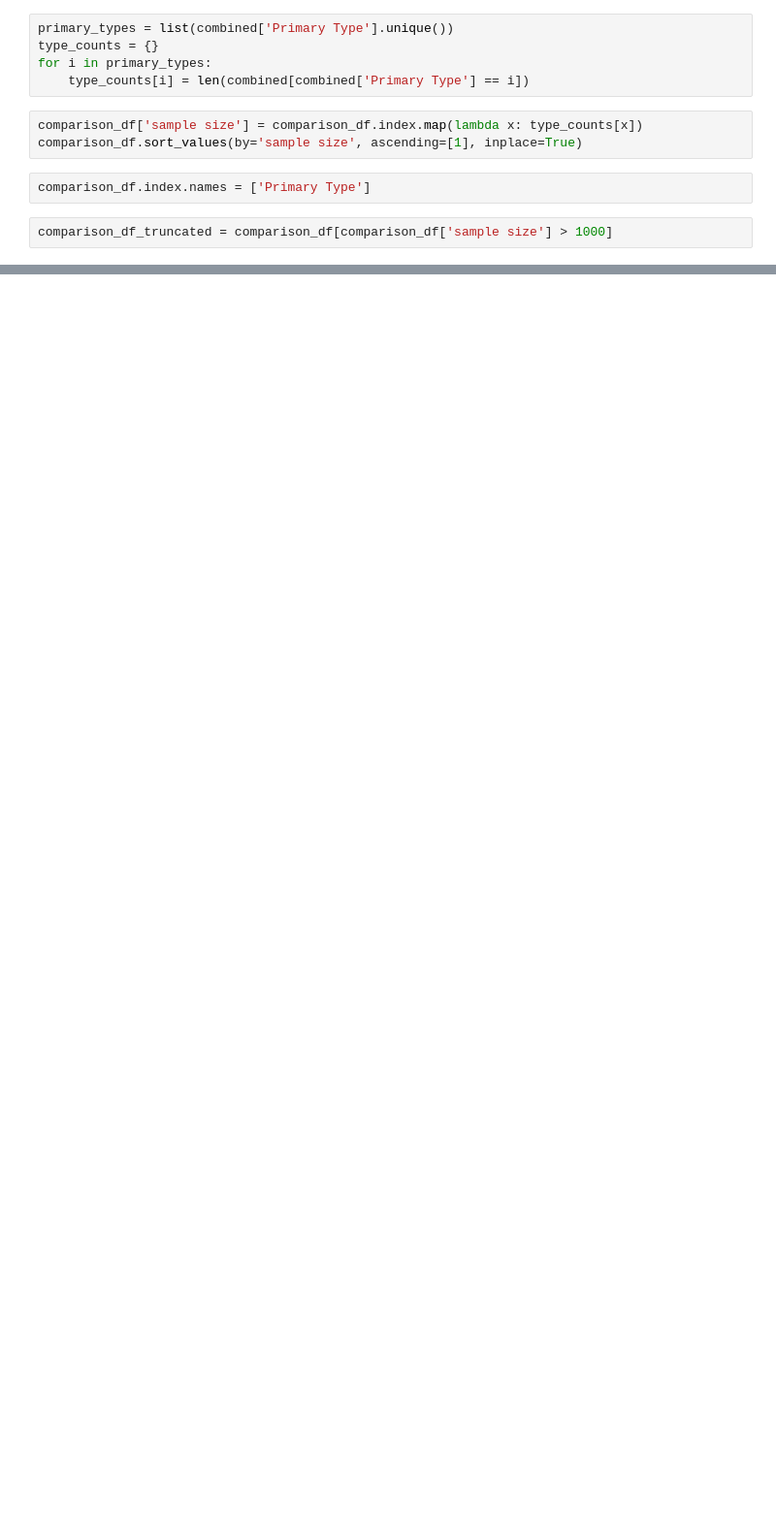
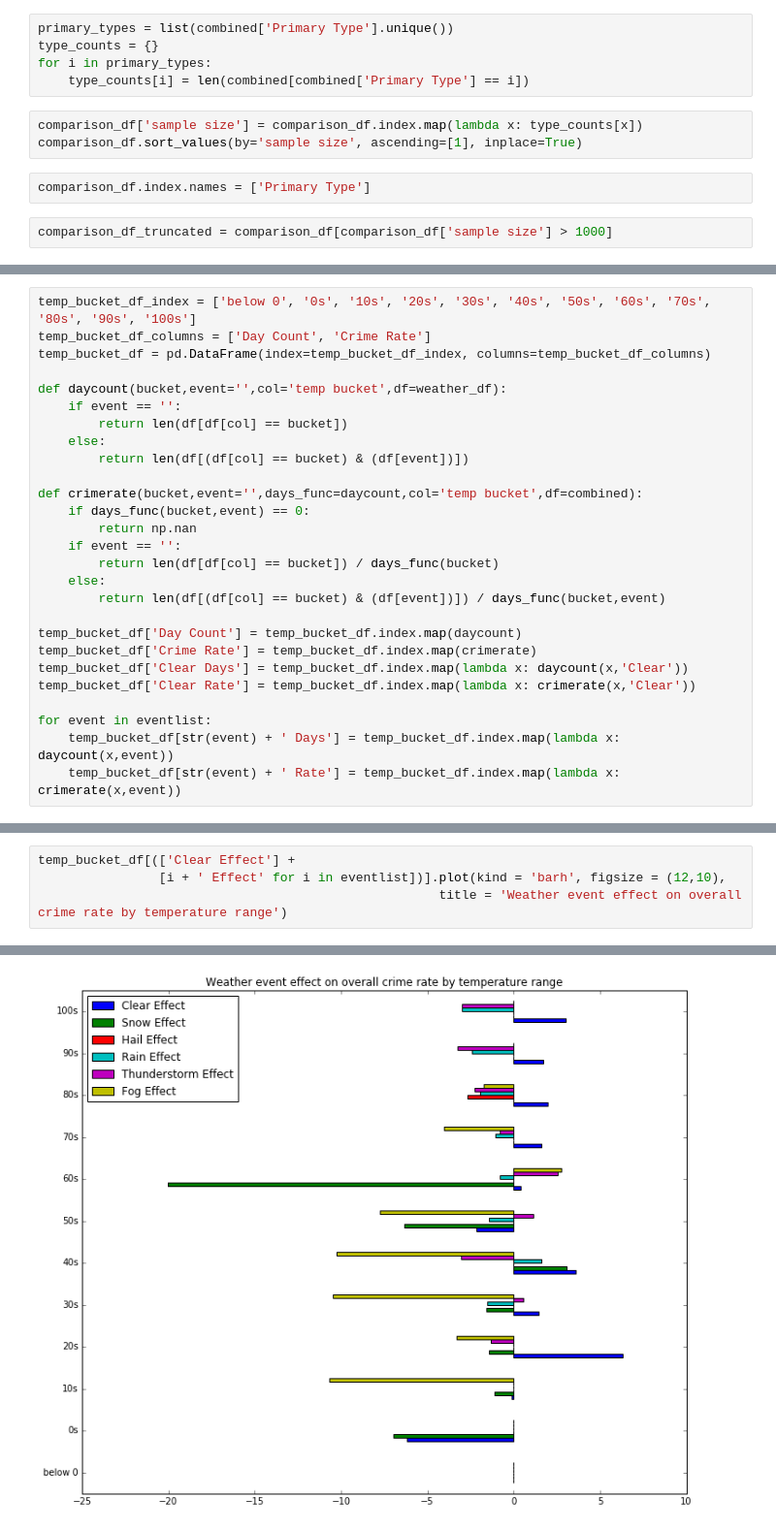
Before and after one commit to scottmarler/ChicagoWeatherCrime, a Jupyter notebook: Chicago_Crime_and_Weather_Analysis.ipynb, the cells around one changed output, grey strips where cells are left out. Shown at 97% size. Cells and saved outputs as stored; diff of their text form; blank space fills up the shorter version.

```diff
--- a/Chicago_Crime_and_Weather_Analysis.ipynb
+++ b/Chicago_Crime_and_Weather_Analysis.ipynb
@@ -132,0 +202,27 @@ comparison_df_truncated[columns].plot(kind='barh', figsize=(12,20),
+# %%
+temp_bucket_df_index = ['below 0', '0s', '10s', '20s', '30s', '40s', '50s', '60s', '70s', '80s', '90s', '100s']
+temp_bucket_df_columns = ['Day Count', 'Crime Rate']
+temp_bucket_df = pd.DataFrame(index=temp_bucket_df_index, columns=temp_bucket_df_columns)
+
+def daycount(bucket,event='',col='temp bucket',df=weather_df):
+    if event == '':
+        return len(df[df[col] == bucket])
+    else:
+        return len(df[(df[col] == bucket) & (df[event])])
+
+def crimerate(bucket,event='',days_func=daycount,col='temp bucket',df=combined):
+    if days_func(bucket,event) == 0:
+        return np.nan
+    if event == '':
+        return len(df[df[col] == bucket]) / days_func(bucket)
+    else:
+        return len(df[(df[col] == bucket) & (df[event])]) / days_func(bucket,event)
+
+temp_bucket_df['Day Count'] = temp_bucket_df.index.map(daycount)
+temp_bucket_df['Crime Rate'] = temp_bucket_df.index.map(crimerate)
+temp_bucket_df['Clear Days'] = temp_bucket_df.index.map(lambda x: daycount(x,'Clear'))
+temp_bucket_df['Clear Rate'] = temp_bucket_df.index.map(lambda x: crimerate(x,'Clear'))
+
+for event in eventlist:
+    temp_bucket_df[str(event) + ' Days'] = temp_bucket_df.index.map(lambda x: daycount(x,event))
+    temp_bucket_df[str(event) + ' Rate'] = temp_bucket_df.index.map(lambda x: crimerate(x,event))
@@ -132,0 +269,5 @@ comparison_df_truncated[columns].plot(kind='barh', figsize=(12,20),
+# %%
+temp_bucket_df[(['Clear Effect'] +
+                [i + ' Effect' for i in eventlist])].plot(kind = 'barh', figsize = (12,10),
+                                                     title = 'Weather event effect on overall crime rate by temperature range')
+# %% [output]
@@ -132,0 +275 @@ comparison_df_truncated[columns].plot(kind='barh', figsize=(12,20),
+[figure, added]
```
Also changed, not shown: parts of 29 cells of this notebook.
